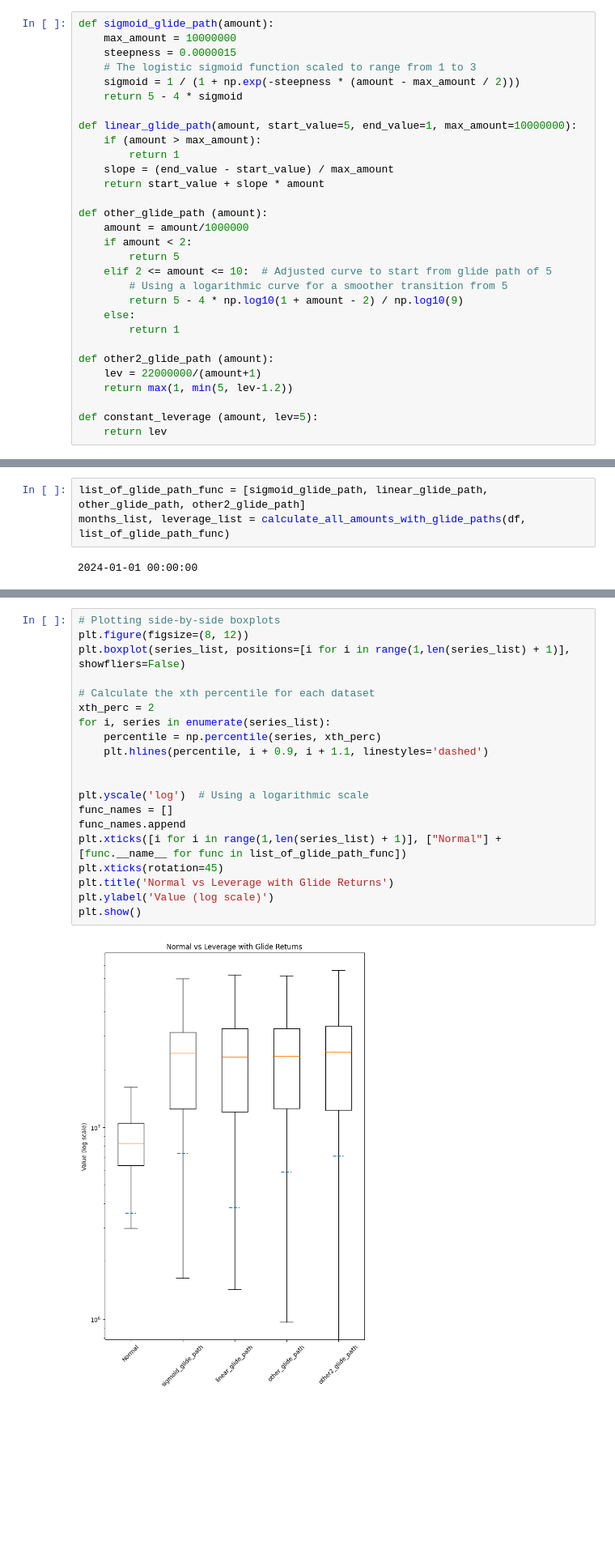
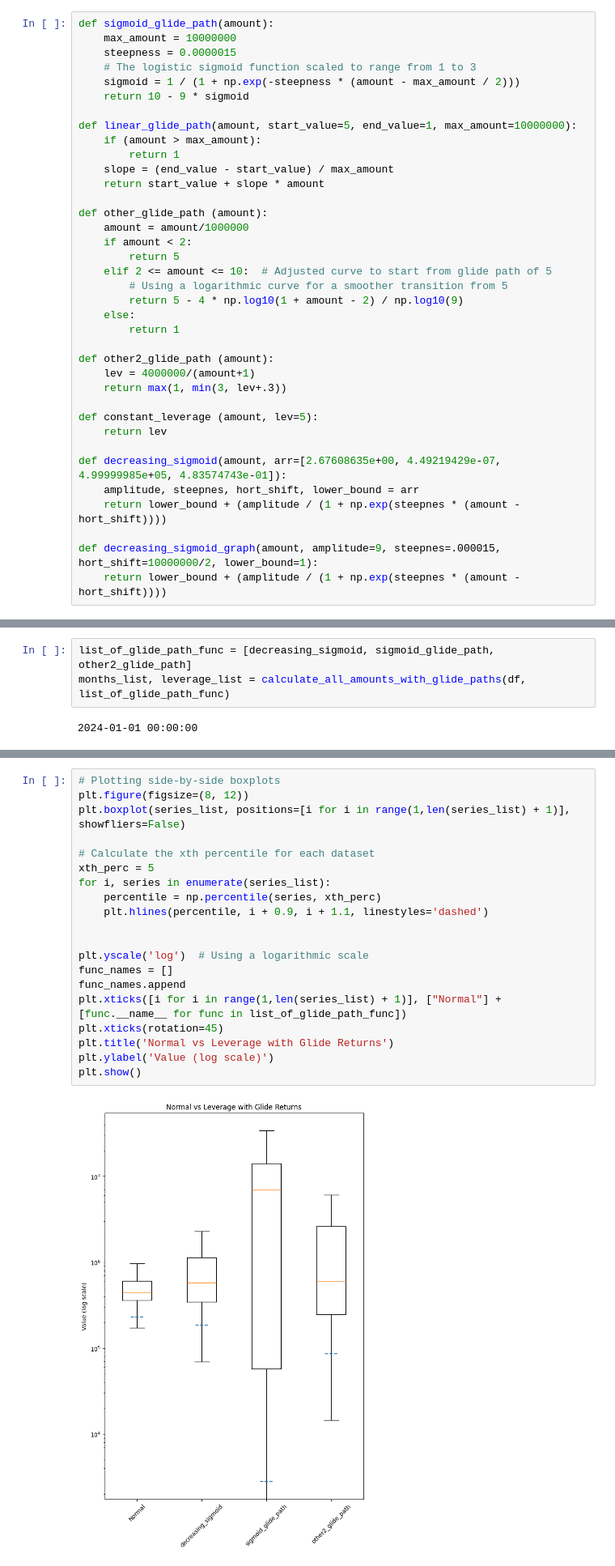
Before and after one commit to alanzhang25/personal-finance, a Jupyter notebook: ideal_leverage_calculator.ipynb, the cells around one changed output, grey strips where cells are left out. Shown: that part at 81% size. Saved outputs shown, nothing was run; the diff lists cells and outputs as text; blank space fills up the shorter version.

Commit message:
work on optimizing glide func

```diff
--- a/ideal_leverage_calculator.ipynb
+++ b/ideal_leverage_calculator.ipynb
@@ -150,7 +152,7 @@ def sigmoid_glide_path(amount):
     steepness = 0.0000015
     # The logistic sigmoid function scaled to range from 1 to 3
     sigmoid = 1 / (1 + np.exp(-steepness * (amount - max_amount / 2)))
-    return 5 - 4 * sigmoid
+    return 10 - 9 * sigmoid
 
 def linear_glide_path(amount, start_value=5, end_value=1, max_amount=10000000):
     if (amount > max_amount):
@@ -169,11 +171,18 @@ def other_glide_path (amount):
         return 1
 
 def other2_glide_path (amount):
-    lev = 22000000/(amount+1)
-    return max(1, min(5, lev-1.2))
+    lev = 4000000/(amount+1)
+    return max(1, min(3, lev+.3))
 
 def constant_leverage (amount, lev=5):
     return lev
+
+def decreasing_sigmoid(amount, arr=[2.67608635e+00, 4.49219429e-07, 4.99999985e+05, 4.83574743e-01]):
+    amplitude, steepnes, hort_shift, lower_bound = arr
+    return lower_bound + (amplitude / (1 + np.exp(steepnes * (amount - hort_shift))))
+
+def decreasing_sigmoid_graph(amount, amplitude=9, steepnes=.000015, hort_shift=10000000/2, lower_bound=1):
+    return lower_bound + (amplitude / (1 + np.exp(steepnes * (amount - hort_shift))))
 # %% [markdown]
 ## Graph of our Glide Path Function
 # %%
@@ -259,5 +423,5 @@ def calculate_all_amounts_with_glide_paths(df, list_of_glide_path_func, month_in
 # %%
-list_of_glide_path_func = [sigmoid_glide_path, linear_glide_path, other_glide_path, other2_glide_path]
+list_of_glide_path_func = [decreasing_sigmoid, sigmoid_glide_path, other2_glide_path]
 months_list, leverage_list = calculate_all_amounts_with_glide_paths(df, list_of_glide_path_func)
 # %% [output]
 2024-01-01 00:00:00
@@ -268,25 +435,25 @@ series_list = [pd.Series(inner_list) for inner_list in leverage_list]
 # %%
 # Plotting side-by-side boxplots
 plt.figure(figsize=(8, 12))
 plt.boxplot(series_list, positions=[i for i in range(1,len(series_list) + 1)], showfliers=False)
 
 # Calculate the xth percentile for each dataset
-xth_perc = 2
+xth_perc = 5
 for i, series in enumerate(series_list):
     percentile = np.percentile(series, xth_perc)
     plt.hlines(percentile, i + 0.9, i + 1.1, linestyles='dashed')
 
 
 plt.yscale('log')  # Using a logarithmic scale
 func_names = []
 func_names.append
 plt.xticks([i for i in range(1,len(series_list) + 1)], ["Normal"] + [func.__name__ for func in list_of_glide_path_func])
 plt.xticks(rotation=45)
 plt.title('Normal vs Leverage with Glide Returns')
 plt.ylabel('Value (log scale)')
 plt.show()
 # %% [output]
-[figure, old version]
+[figure, new version]
 # %%
 series_months_list = [pd.Series(inner_list) for inner_list in months_list]
 # for list in series_months_list:
```
Also changed, not shown: parts of 14 cells of this notebook, 1 other file.
